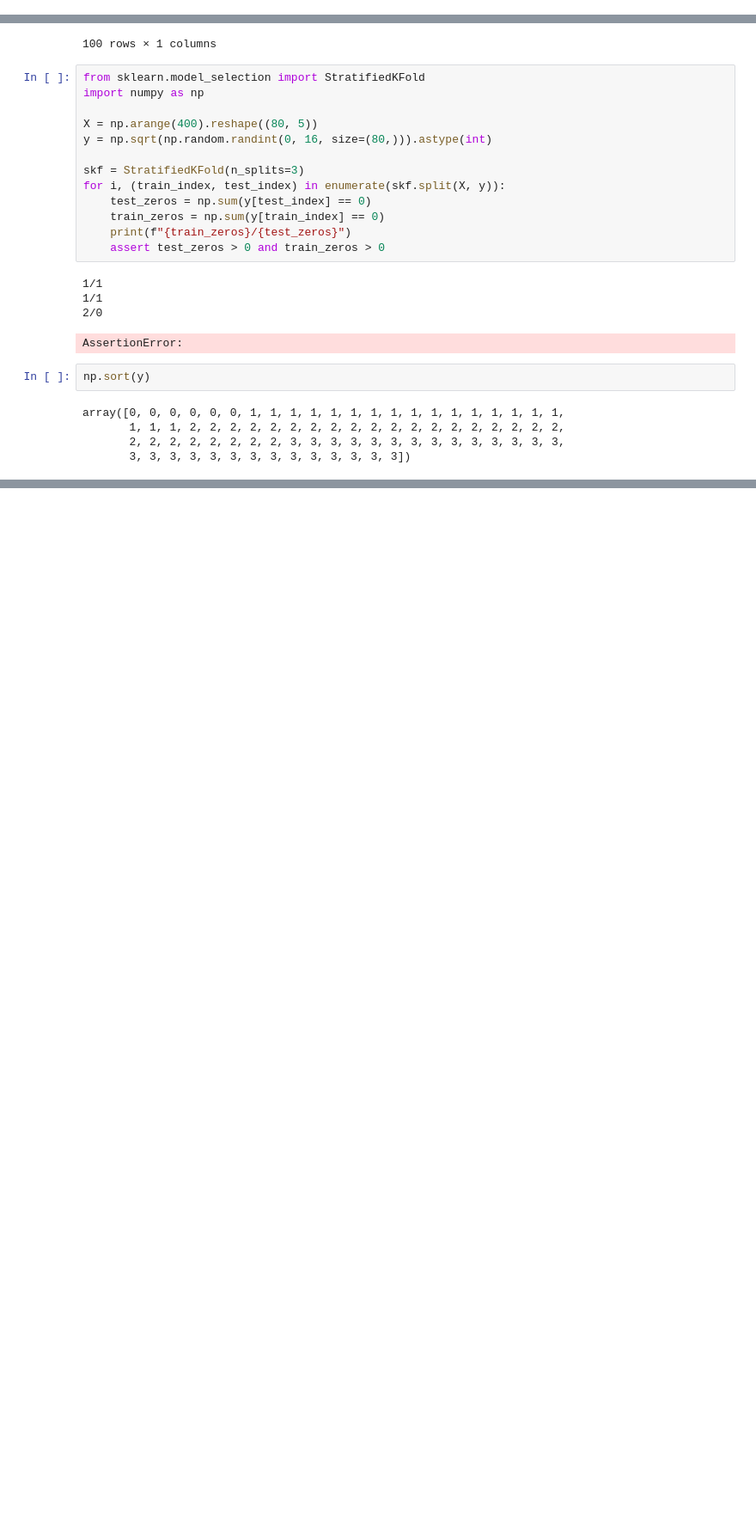
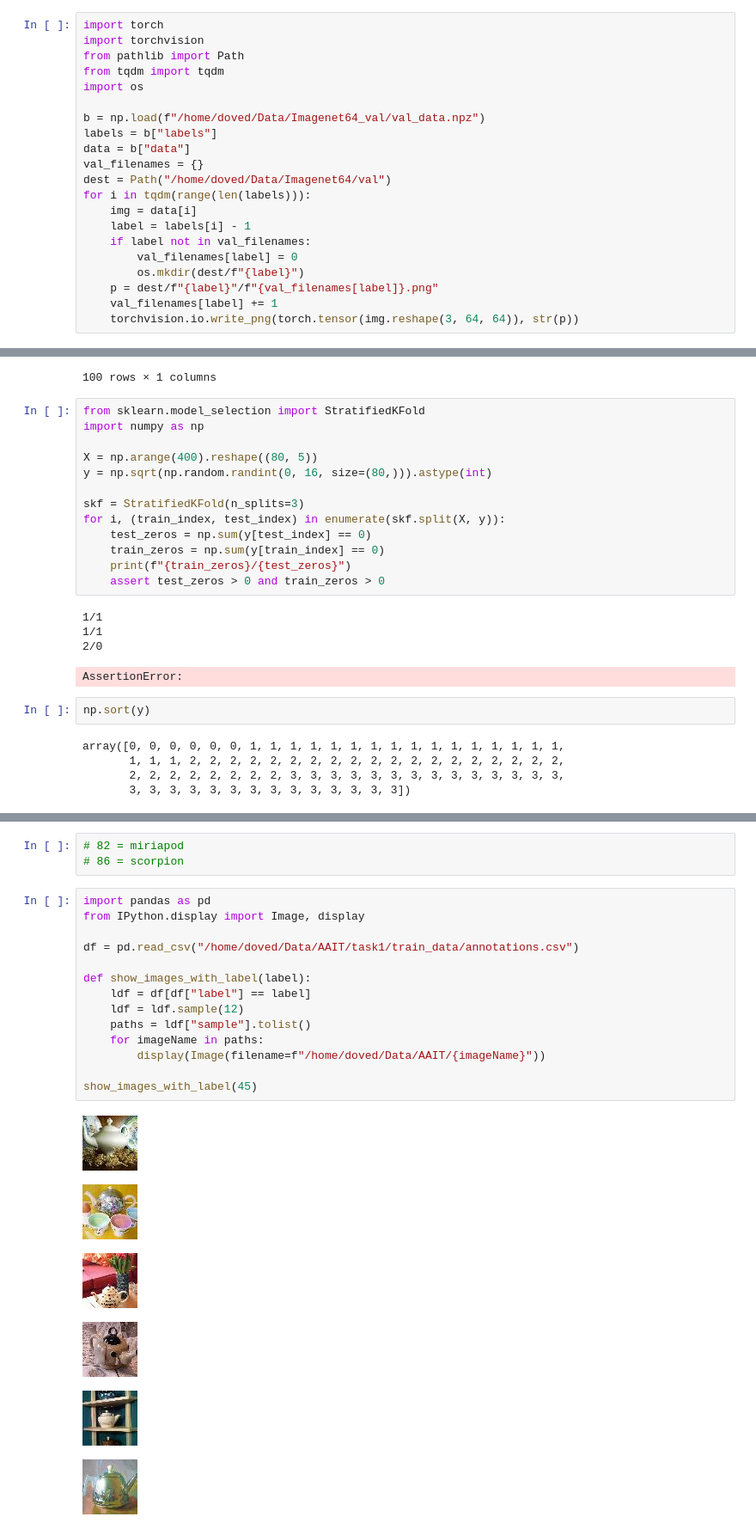
Before and after one commit to zdavid112z/AAIT, a Jupyter notebook: test.ipynb, the cells around one changed output, grey strips where cells are left out. Shown at 86% size. Saved outputs shown, nothing was run; the diff lists cells and outputs as text; blank space fills up the shorter version.

```diff
--- a/test.ipynb
+++ b/test.ipynb
@@ -0,0 +82,21 @@
+# %%
+import torch
+import torchvision
+from pathlib import Path
+from tqdm import tqdm
+import os
+
+b = np.load(f"/home/doved/Data/Imagenet64_val/val_data.npz")
+labels = b["labels"]
+data = b["data"]
+val_filenames = {}
+dest = Path("/home/doved/Data/Imagenet64/val")
+for i in tqdm(range(len(labels))):
+    img = data[i]
+    label = labels[i] - 1
+    if label not in val_filenames:
+        val_filenames[label] = 0
+        os.mkdir(dest/f"{label}")
+    p = dest/f"{label}"/f"{val_filenames[label]}.png"
+    val_filenames[label] += 1
+    torchvision.io.write_png(torch.tensor(img.reshape(3, 64, 64)), str(p))
@@ -889,0 +3321,24 @@ array([0, 0, 0, 0, 0, 0, 1, 1, 1, 1, 1, 1, 1, 1, 1, 1, 1, 1, 1, 1, 1, 1,
+# %%
+# 82 = miriapod
+# 86 = scorpion
+# %%
+import pandas as pd
+from IPython.display import Image, display
+
+df = pd.read_csv("/home/doved/Data/AAIT/task1/train_data/annotations.csv")
+
+def show_images_with_label(label):
+    ldf = df[df["label"] == label]
+    ldf = ldf.sample(12)
+    paths = ldf["sample"].tolist()
+    for imageName in paths:
+        display(Image(filename=f"/home/doved/Data/AAIT/{imageName}"))
+
+show_images_with_label(45)
+# %% [output]
+[figure, added]
+[figure, added]
+[figure, added]
+[figure, added]
+[figure, added]
+[figure, added]
```
Also changed, not shown: parts of 58 cells of this notebook, 15 other files.
